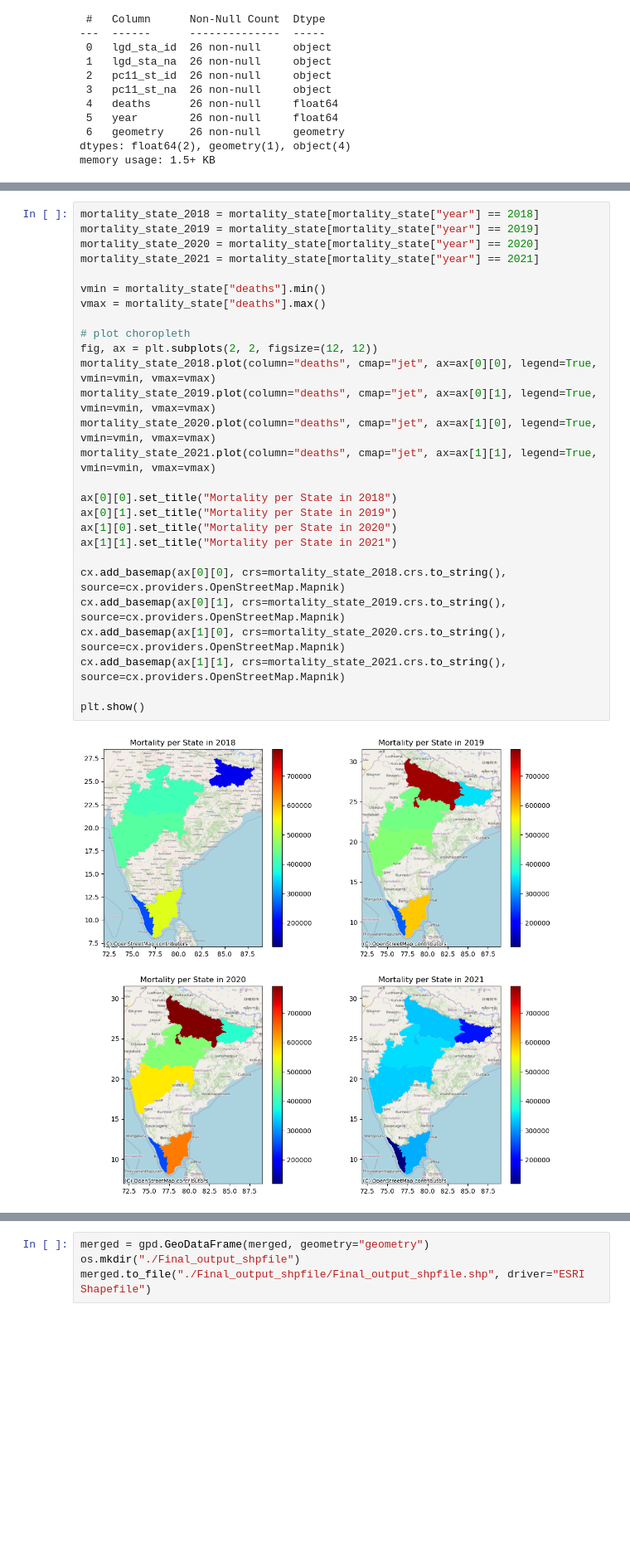
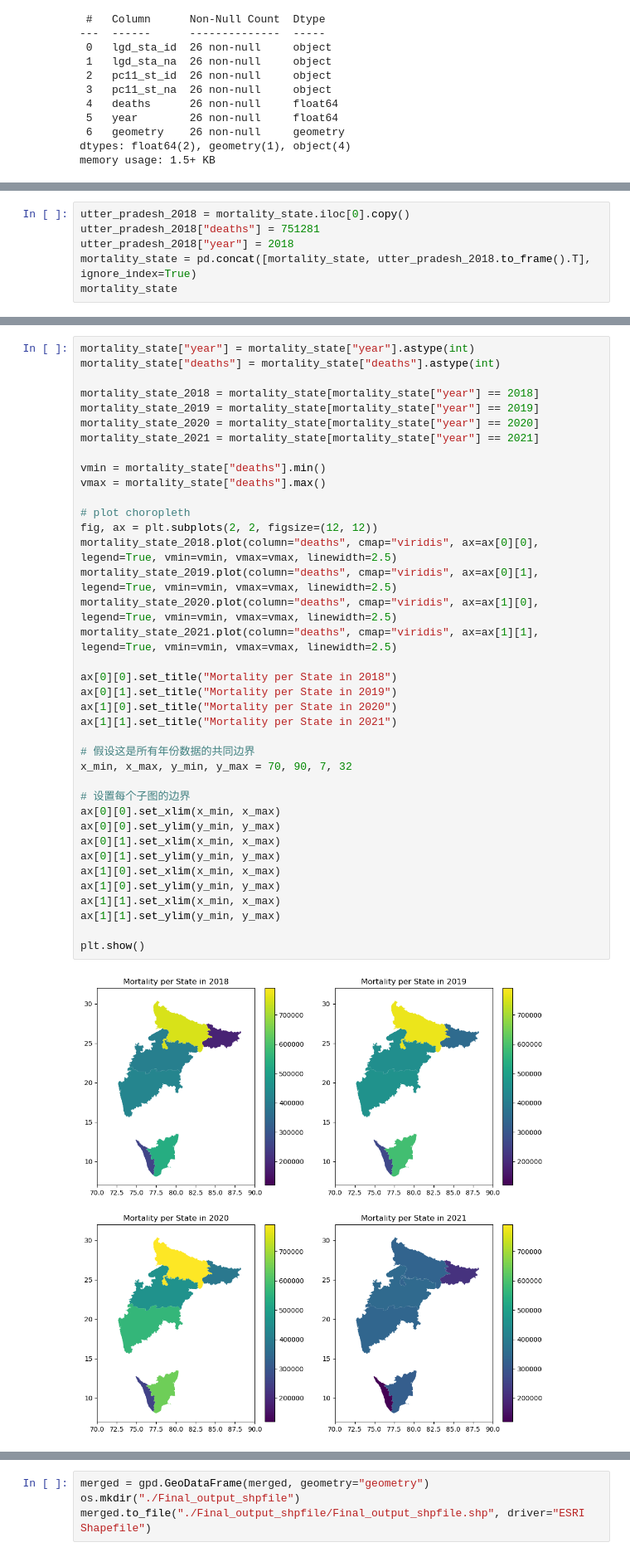
Before and after one commit to vidushi711/SDS_Final, a Jupyter notebook: Explora_Data_Analysis.ipynb, the cells around one changed output, grey strips where cells are left out. Shown: that part at 83% size. Saved outputs shown, nothing was run; the diff lists cells and outputs as text; blank space fills up the shorter version.

```diff
--- a/Explora_Data_Analysis.ipynb
+++ b/Explora_Data_Analysis.ipynb
@@ -44,0 +49,6 @@ memory usage: 1.4+ KB
+# %%
+utter_pradesh_2018 = mortality_state.iloc[0].copy()
+utter_pradesh_2018["deaths"] = 751281
+utter_pradesh_2018["year"] = 2018
+mortality_state = pd.concat([mortality_state, utter_pradesh_2018.to_frame().T], ignore_index=True)
+mortality_state
@@ -45,29 +90,40 @@ memory usage: 1.4+ KB
 # %%
+mortality_state["year"] = mortality_state["year"].astype(int)
+mortality_state["deaths"] = mortality_state["deaths"].astype(int)
+
 mortality_state_2018 = mortality_state[mortality_state["year"] == 2018]
 mortality_state_2019 = mortality_state[mortality_state["year"] == 2019]
 mortality_state_2020 = mortality_state[mortality_state["year"] == 2020]
 mortality_state_2021 = mortality_state[mortality_state["year"] == 2021]
 
 vmin = mortality_state["deaths"].min()
 vmax = mortality_state["deaths"].max()
 
 # plot choropleth
 fig, ax = plt.subplots(2, 2, figsize=(12, 12))
-mortality_state_2018.plot(column="deaths", cmap="jet", ax=ax[0][0], legend=True, vmin=vmin, vmax=vmax)
-mortality_state_2019.plot(column="deaths", cmap="jet", ax=ax[0][1], legend=True, vmin=vmin, vmax=vmax)
-mortality_state_2020.plot(column="deaths", cmap="jet", ax=ax[1][0], legend=True, vmin=vmin, vmax=vmax)
-mortality_state_2021.plot(column="deaths", cmap="jet", ax=ax[1][1], legend=True, vmin=vmin, vmax=vmax)
+mortality_state_2018.plot(column="deaths", cmap="viridis", ax=ax[0][0], legend=True, vmin=vmin, vmax=vmax, linewidth=2.5)
+mortality_state_2019.plot(column="deaths", cmap="viridis", ax=ax[0][1], legend=True, vmin=vmin, vmax=vmax, linewidth=2.5)
+mortality_state_2020.plot(column="deaths", cmap="viridis", ax=ax[1][0], legend=True, vmin=vmin, vmax=vmax, linewidth=2.5)
+mortality_state_2021.plot(column="deaths", cmap="viridis", ax=ax[1][1], legend=True, vmin=vmin, vmax=vmax, linewidth=2.5)
 
 ax[0][0].set_title("Mortality per State in 2018")
 ax[0][1].set_title("Mortality per State in 2019")
 ax[1][0].set_title("Mortality per State in 2020")
 ax[1][1].set_title("Mortality per State in 2021")
 
-cx.add_basemap(ax[0][0], crs=mortality_state_2018.crs.to_string(), source=cx.providers.OpenStreetMap.Mapnik)
-cx.add_basemap(ax[0][1], crs=mortality_state_2019.crs.to_string(), source=cx.providers.OpenStreetMap.Mapnik)
-cx.add_basemap(ax[1][0], crs=mortality_state_2020.crs.to_string(), source=cx.providers.OpenStreetMap.Mapnik)
-cx.add_basemap(ax[1][1], crs=mortality_state_2021.crs.to_string(), source=cx.providers.OpenStreetMap.Mapnik)
+# 假设这是所有年份数据的共同边界
+x_min, x_max, y_min, y_max = 70, 90, 7, 32
+
+# 设置每个子图的边界
+ax[0][0].set_xlim(x_min, x_max)
+ax[0][0].set_ylim(y_min, y_max)
+ax[0][1].set_xlim(x_min, x_max)
+ax[0][1].set_ylim(y_min, y_max)
+ax[1][0].set_xlim(x_min, x_max)
+ax[1][0].set_ylim(y_min, y_max)
+ax[1][1].set_xlim(x_min, x_max)
+ax[1][1].set_ylim(y_min, y_max)
 
 plt.show()
 # %% [output]
-[figure, old version]
+[figure, new version]
```
Also changed, not shown: parts of 17 cells of this notebook, 12 other files.
